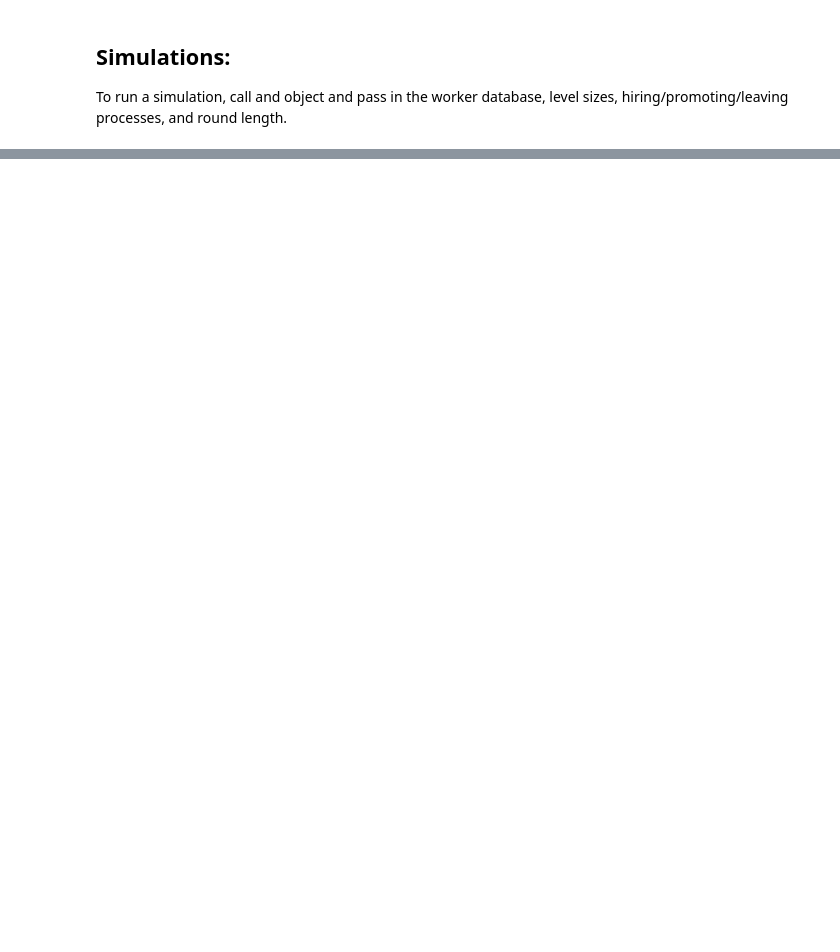
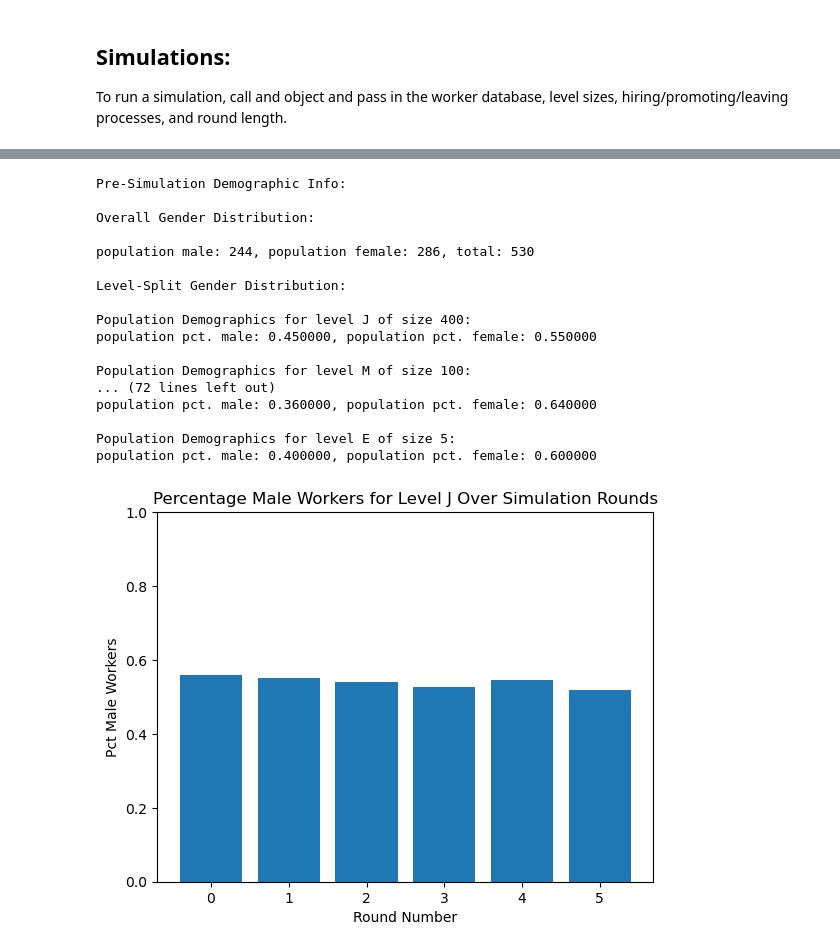
Before and after one commit to bmosh/4580_final_project, a Jupyter notebook: FP_v2.ipynb, the cells around one changed output, grey strips where cells are left out. Cells and saved outputs as stored; diff of their text form; code cells hidden in the pictures; blank space fills up the shorter version.

```diff
--- a/FP_v2.ipynb
+++ b/FP_v2.ipynb
@@ -496,0 +542,23 @@ round 2 20% complete
+# %%
+prob_sim = Simulation(worker_db, level_sizes, base_populate_initial_workforce, base_remove_expired_workers,base_hire_worker, skill_promote_workers, round_length, num_rounds)
+
+prob_sim.run_simulation()
+# %% [output]
+Pre-Simulation Demographic Info:
+
+Overall Gender Distribution:
+
+population male: 244, population female: 286, total: 530
+
+Level-Split Gender Distribution:
+
+Population Demographics for level J of size 400:
+population pct. male: 0.450000, population pct. female: 0.550000
+
+Population Demographics for level M of size 100:
+... (72 lines left out)
+population pct. male: 0.360000, population pct. female: 0.640000
+
+Population Demographics for level E of size 5:
+population pct. male: 0.400000, population pct. female: 0.600000
+[figure, added]
```
Also changed, not shown: parts of 10 cells of this notebook.
